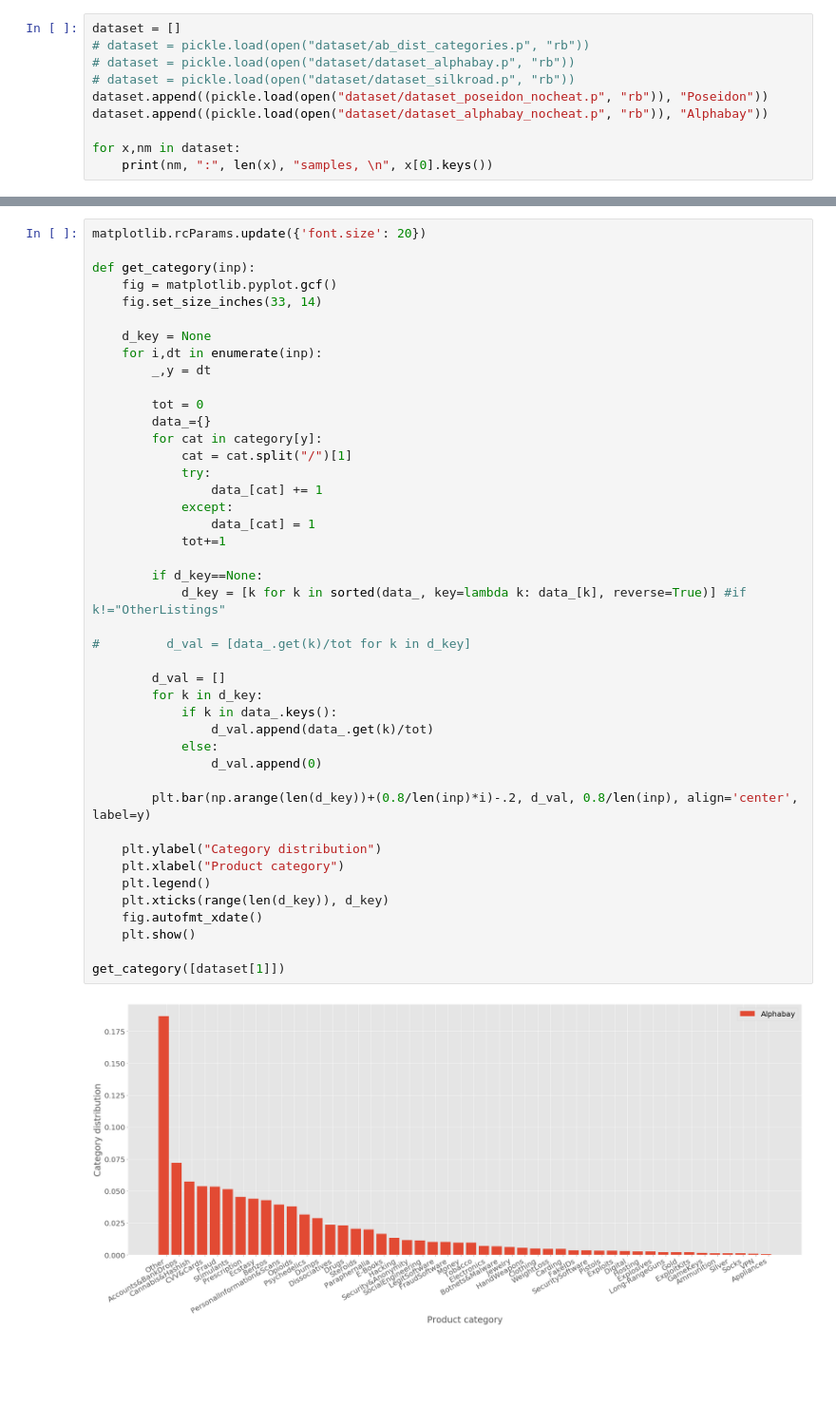
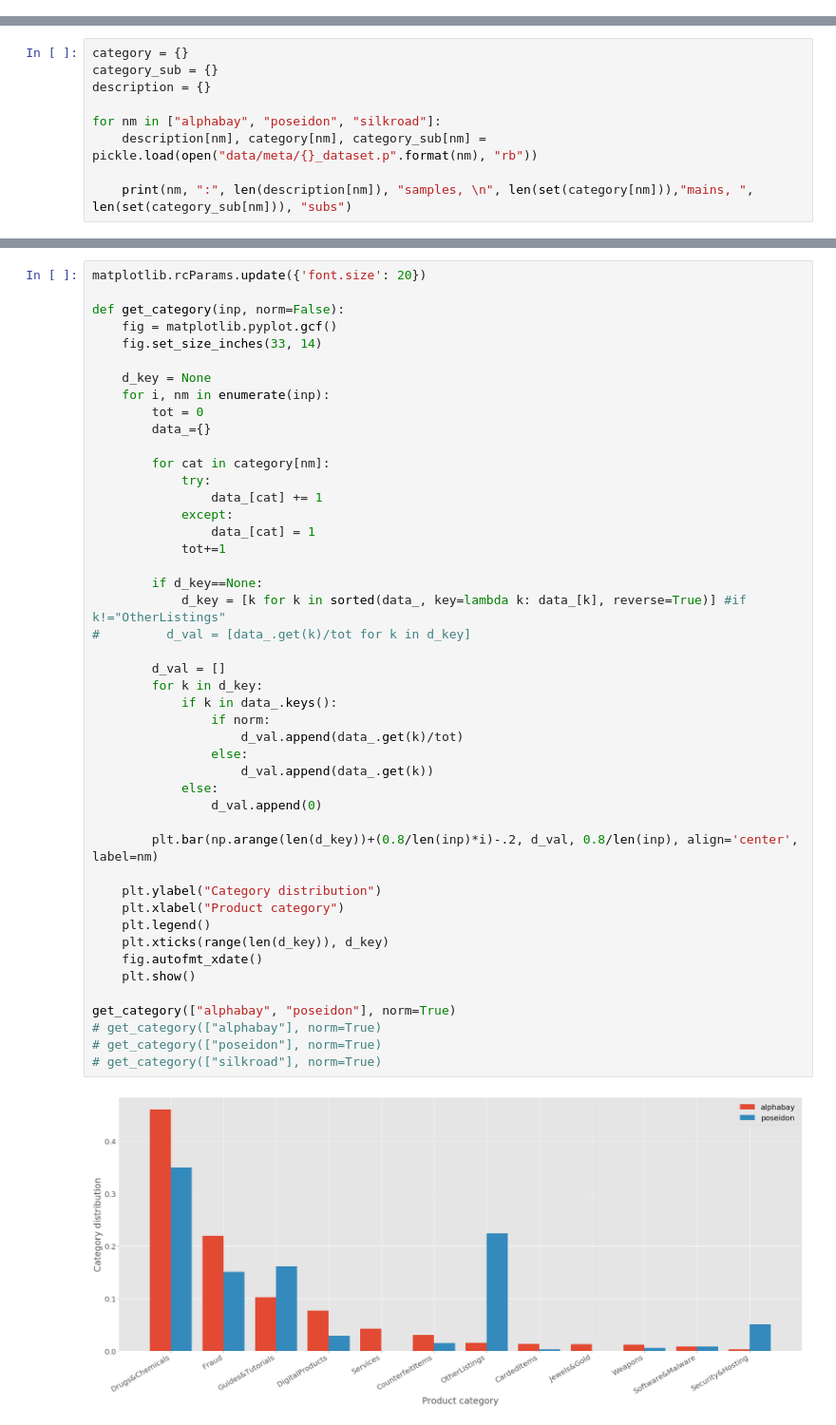
Before and after one commit to hampusadamsson/darknet_market_analyzis, a Jupyter notebook: dataset_evaluation.ipynb, the cells around one changed output, grey strips where cells are left out. Shown at 95% size. Saved outputs shown, nothing was run; the diff lists cells and outputs as text; blank space fills up the shorter version.

```diff
--- a/dataset_evaluation.ipynb
+++ b/dataset_evaluation.ipynb
@@ -12,13 +13,3 @@ from sklearn.feature_extraction.text import CountVectorizer
 
 matplotlib.style.use("ggplot")
 matplotlib.rcParams.update({'font.size': 13})
-# %%
-dataset = []
-# dataset = pickle.load(open("dataset/ab_dist_categories.p", "rb"))
-# dataset = pickle.load(open("dataset/dataset_alphabay.p", "rb"))
-# dataset = pickle.load(open("dataset/dataset_silkroad.p", "rb"))
-dataset.append((pickle.load(open("dataset/dataset_poseidon_nocheat.p", "rb")), "Poseidon"))
-dataset.append((pickle.load(open("dataset/dataset_alphabay_nocheat.p", "rb")), "Alphabay"))
-
-for x,nm in dataset:
-    print(nm, ":", len(x), "samples, \n", x[0].keys())
@@ -60,0 +16,9 @@ Alphabay
+# %%
+category = {}
+category_sub = {}
+description = {}
+
+for nm in ["alphabay", "poseidon", "silkroad"]:
+    description[nm], category[nm], category_sub[nm] = pickle.load(open("data/meta/{}_dataset.p".format(nm), "rb"))
+
+    print(nm, ":", len(description[nm]), "samples, \n", len(set(category[nm])),"mains, ", len(set(category_sub[nm])), "subs")
@@ -61,45 +32,48 @@ Alphabay
 # %%
 matplotlib.rcParams.update({'font.size': 20})
 
-def get_category(inp):
+def get_category(inp, norm=False):
     fig = matplotlib.pyplot.gcf()
     fig.set_size_inches(33, 14)
 
     d_key = None
-    for i,dt in enumerate(inp):
-        _,y = dt
-
+    for i, nm in enumerate(inp):
         tot = 0
         data_={}
-        for cat in category[y]:
-            cat = cat.split("/")[1]
+
+        for cat in category[nm]:
             try:
                 data_[cat] += 1
             except:
                 data_[cat] = 1
             tot+=1
 
         if d_key==None:
             d_key = [k for k in sorted(data_, key=lambda k: data_[k], reverse=True)] #if k!="OtherListings"
-
 #         d_val = [data_.get(k)/tot for k in d_key]
 
         d_val = []
         for k in d_key:
             if k in data_.keys():
-                d_val.append(data_.get(k)/tot)
+                if norm:
+                    d_val.append(data_.get(k)/tot)
+                else:
+                    d_val.append(data_.get(k))
             else:
                 d_val.append(0)
 
-        plt.bar(np.arange(len(d_key))+(0.8/len(inp)*i)-.2, d_val, 0.8/len(inp), align='center', label=y)
+        plt.bar(np.arange(len(d_key))+(0.8/len(inp)*i)-.2, d_val, 0.8/len(inp), align='center', label=nm)
 
     plt.ylabel("Category distribution")
     plt.xlabel("Product category")
     plt.legend()
     plt.xticks(range(len(d_key)), d_key)
     fig.autofmt_xdate()
     plt.show()
 
-get_category([dataset[1]])
+get_category(["alphabay", "poseidon"], norm=True)
+# get_category(["alphabay"], norm=True)
+# get_category(["poseidon"], norm=True)
+# get_category(["silkroad"], norm=True)
 # %% [output]
-[figure, old version]
+[figure, new version]
```
Also changed, not shown: parts of 10 cells of this notebook, 1 other file.
